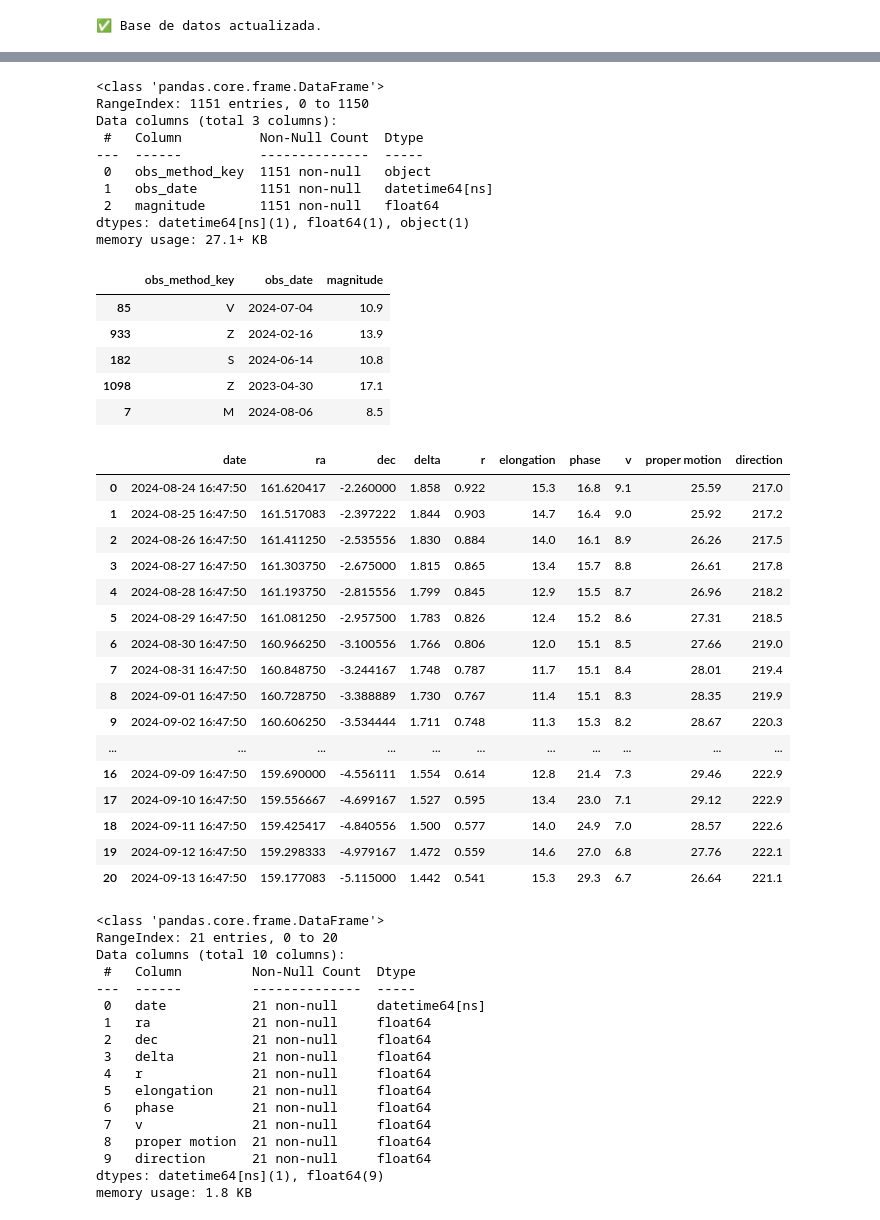
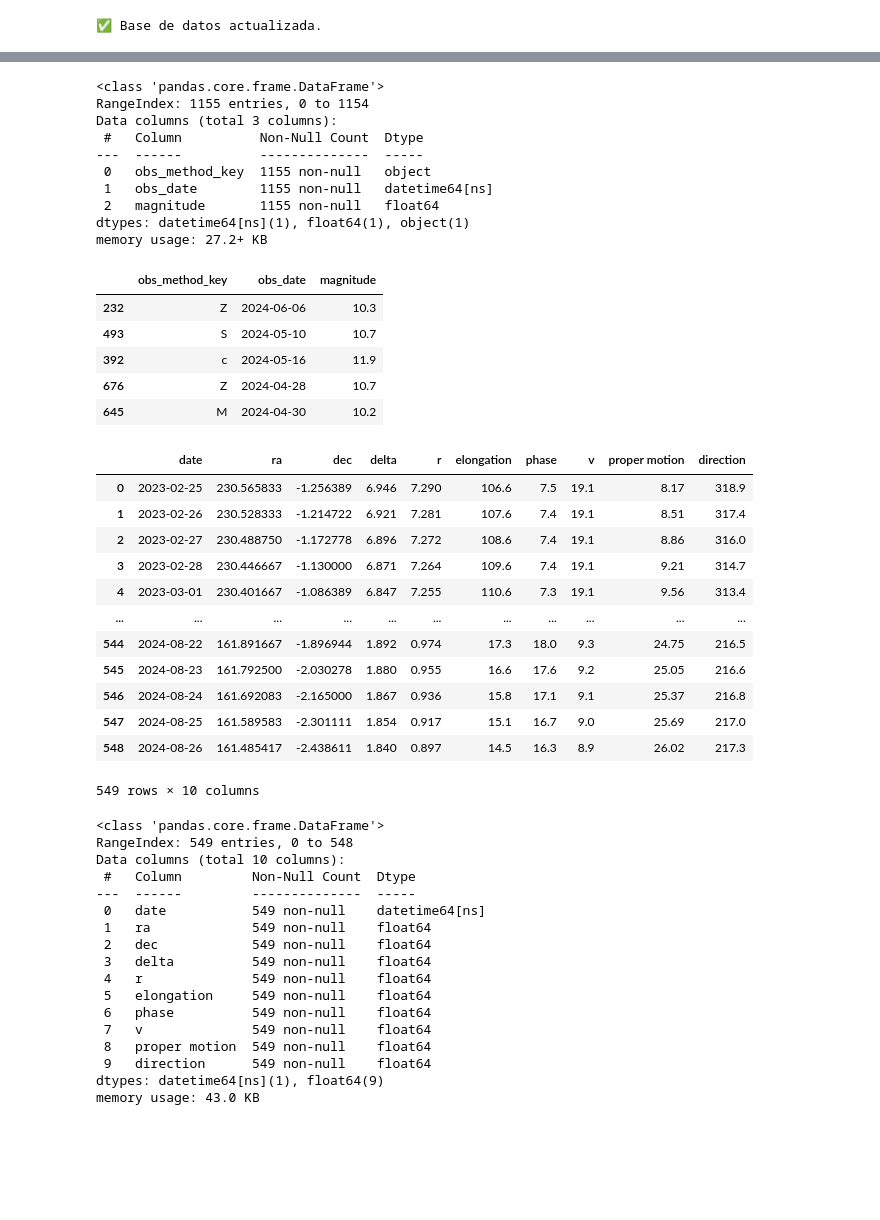
Before and after one commit to sperezp23/Cometa_C_2023_T_ATLAS, a Jupyter notebook: cometa_Cobs_API.ipynb, the cells around one changed output, grey strips where cells are left out. Drawn from its saved outputs; the diff is of its cells as text; code cells hidden in the pictures; blank space fills up the shorter version.

```diff
--- a/cometa_Cobs_API.ipynb
+++ b/cometa_Cobs_API.ipynb
@@ -90,29 +92,29 @@ cometa_df['obs_date'] = pd.to_datetime(pd.to_datetime(cometa_df.obs_date).dt.dat
 cometa_df['magnitude'] = pd.to_numeric(cometa_df.magnitude)
 # %%
 # Info de nuevo data frame
-curva_de_luz_df = cometa_df[['obs_method_key', 'obs_date', 'magnitude']]
-curva_de_luz_df.info()
+curva_de_luz_cruda_df = cometa_df[['obs_method_key', 'obs_date', 'magnitude']]
+curva_de_luz_cruda_df.info()
 # %% [output]
 <class 'pandas.core.frame.DataFrame'>
-RangeIndex: 1151 entries, 0 to 1150
+RangeIndex: 1155 entries, 0 to 1154
 Data columns (total 3 columns):
  #   Column          Non-Null Count  Dtype
 ---  ------          --------------  -----
- 0   obs_method_key  1151 non-null   object
- 1   obs_date        1151 non-null   datetime64[ns]
- 2   magnitude       1151 non-null   float64
+ 0   obs_method_key  1155 non-null   object
+ 1   obs_date        1155 non-null   datetime64[ns]
+ 2   magnitude       1155 non-null   float64
 dtypes: datetime64[ns](1), float64(1), object(1)
-memory usage: 27.1+ KB
+memory usage: 27.2+ KB
 # %%
 # Data Frame de la curva de luz
-curva_de_luz_df.sample(5)
+curva_de_luz_cruda_df.sample(5)
 # %% [output]
 |  | obs_method_key | obs_date | magnitude |
-| 85 | V | 2024-07-04 | 10.9 |
-| 933 | Z | 2024-02-16 | 13.9 |
-| 182 | S | 2024-06-14 | 10.8 |
-| 1098 | Z | 2023-04-30 | 17.1 |
-| 7 | M | 2024-08-06 | 8.5 |
+| 232 | Z | 2024-06-06 | 10.3 |
+| 493 | S | 2024-05-10 | 10.7 |
+| 392 | c | 2024-05-16 | 11.9 |
+| 676 | Z | 2024-04-28 | 10.7 |
+| 645 | M | 2024-04-30 | 10.2 |
 # %%
 # Gráfica del los datos
 labels = {'obs_date':'Observation Date','magnitude':'Apparent total magnitude', 'obs_method_key' : 'Observation Method'}
@@ -139,48 +141,46 @@ fig.update_yaxes(autorange="reversed")
 fig.show()
 # %%
 # Ephemeris
-eph = MPC.get_ephemeris('C/2023 A3')
+fecha_inicial = curva_de_luz_cruda_df.obs_date.sort_values(ascending=True)[curva_de_luz_cruda_df.index.max()].date()
+number = (date.today() - fecha_inicial).days
+eph = MPC.get_ephemeris('C/2023 A3', start = str(fecha_inicial), number = number + 1)
 ephemeris_df = eph.to_pandas()
 ephemeris_df.columns = ephemeris_df.columns.str.lower()
 ephemeris_df
 # %% [output]
 |  | date | ra | dec | delta | r | elongation | phase | v | proper motion | direction |
-| 0 | 2024-08-24 16:47:50 | 161.620417 | -2.260000 | 1.858 | 0.922 | 15.3 | 16.8 | 9.1 | 25.59 | 217.0 |
-| 1 | 2024-08-25 16:47:50 | 161.517083 | -2.397222 | 1.844 | 0.903 | 14.7 | 16.4 | 9.0 | 25.92 | 217.2 |
-| 2 | 2024-08-26 16:47:50 | 161.411250 | -2.535556 | 1.830 | 0.884 | 14.0 | 16.1 | 8.9 | 26.26 | 217.5 |
-| 3 | 2024-08-27 16:47:50 | 161.303750 | -2.675000 | 1.815 | 0.865 | 13.4 | 15.7 | 8.8 | 26.61 | 217.8 |
-| 4 | 2024-08-28 16:47:50 | 161.193750 | -2.815556 | 1.799 | 0.845 | 12.9 | 15.5 | 8.7 | 26.96 | 218.2 |
-| 5 | 2024-08-29 16:47:50 | 161.081250 | -2.957500 | 1.783 | 0.826 | 12.4 | 15.2 | 8.6 | 27.31 | 218.5 |
-| 6 | 2024-08-30 16:47:50 | 160.966250 | -3.100556 | 1.766 | 0.806 | 12.0 | 15.1 | 8.5 | 27.66 | 219.0 |
-| 7 | 2024-08-31 16:47:50 | 160.848750 | -3.244167 | 1.748 | 0.787 | 11.7 | 15.1 | 8.4 | 28.01 | 219.4 |
-| 8 | 2024-09-01 16:47:50 | 160.728750 | -3.388889 | 1.730 | 0.767 | 11.4 | 15.1 | 8.3 | 28.35 | 219.9 |
-| 9 | 2024-09-02 16:47:50 | 160.606250 | -3.534444 | 1.711 | 0.748 | 11.3 | 15.3 | 8.2 | 28.67 | 220.3 |
+| 0 | 2023-02-25 | 230.565833 | -1.256389 | 6.946 | 7.290 | 106.6 | 7.5 | 19.1 | 8.17 | 318.9 |
+| 1 | 2023-02-26 | 230.528333 | -1.214722 | 6.921 | 7.281 | 107.6 | 7.4 | 19.1 | 8.51 | 317.4 |
+| 2 | 2023-02-27 | 230.488750 | -1.172778 | 6.896 | 7.272 | 108.6 | 7.4 | 19.1 | 8.86 | 316.0 |
+| 3 | 2023-02-28 | 230.446667 | -1.130000 | 6.871 | 7.264 | 109.6 | 7.4 | 19.1 | 9.21 | 314.7 |
+| 4 | 2023-03-01 | 230.401667 | -1.086389 | 6.847 | 7.255 | 110.6 | 7.3 | 19.1 | 9.56 | 313.4 |
 | ... | ... | ... | ... | ... | ... | ... | ... | ... | ... | ... |
-| 16 | 2024-09-09 16:47:50 | 159.690000 | -4.556111 | 1.554 | 0.614 | 12.8 | 21.4 | 7.3 | 29.46 | 222.9 |
-| 17 | 2024-09-10 16:47:50 | 159.556667 | -4.699167 | 1.527 | 0.595 | 13.4 | 23.0 | 7.1 | 29.12 | 222.9 |
-| 18 | 2024-09-11 16:47:50 | 159.425417 | -4.840556 | 1.500 | 0.577 | 14.0 | 24.9 | 7.0 | 28.57 | 222.6 |
-| 19 | 2024-09-12 16:47:50 | 159.298333 | -4.979167 | 1.472 | 0.559 | 14.6 | 27.0 | 6.8 | 27.76 | 222.1 |
-| 20 | 2024-09-13 16:47:50 | 159.177083 | -5.115000 | 1.442 | 0.541 | 15.3 | 29.3 | 6.7 | 26.64 | 221.1 |
+| 544 | 2024-08-22 | 161.891667 | -1.896944 | 1.892 | 0.974 | 17.3 | 18.0 | 9.3 | 24.75 | 216.5 |
+| 545 | 2024-08-23 | 161.792500 | -2.030278 | 1.880 | 0.955 | 16.6 | 17.6 | 9.2 | 25.05 | 216.6 |
+| 546 | 2024-08-24 | 161.692083 | -2.165000 | 1.867 | 0.936 | 15.8 | 17.1 | 9.1 | 25.37 | 216.8 |
+| 547 | 2024-08-25 | 161.589583 | -2.301111 | 1.854 | 0.917 | 15.1 | 16.7 | 9.0 | 25.69 | 217.0 |
+| 548 | 2024-08-26 | 161.485417 | -2.438611 | 1.840 | 0.897 | 14.5 | 16.3 | 8.9 | 26.02 | 217.3 |
+549 rows × 10 columns
 # %%
 ephemeris_df.info()
 # %% [output]
 <class 'pandas.core.frame.DataFrame'>
-RangeIndex: 21 entries, 0 to 20
+RangeIndex: 549 entries, 0 to 548
 Data columns (total 10 columns):
  #   Column         Non-Null Count  Dtype
 ---  ------         --------------  -----
- 0   date           21 non-null     datetime64[ns]
- 1   ra             21 non-null     float64
- 2   dec            21 non-null     float64
- 3   delta          21 non-null     float64
- 4   r              21 non-null     float64
- 5   elongation     21 non-null     float64
- 6   phase          21 non-null     float64
- 7   v              21 non-null     float64
- 8   proper motion  21 non-null     float64
- 9   direction      21 non-null     float64
+ 0   date           549 non-null    datetime64[ns]
+ 1   ra             549 non-null    float64
+ 2   dec            549 non-null    float64
+ 3   delta          549 non-null    float64
+ 4   r              549 non-null    float64
+ 5   elongation     549 non-null    float64
+ 6   phase          549 non-null    float64
+ 7   v              549 non-null    float64
+ 8   proper motion  549 non-null    float64
+ 9   direction      549 non-null    float64
 dtypes: datetime64[ns](1), float64(9)
-memory usage: 1.8 KB
+memory usage: 43.0 KB
 # %%
 ephemeris_df.date = pd.to_datetime(ephemeris_df.date)
 ephemeris_df.date = pd.to_datetime(ephemeris_df.date.dt.date)
```
Also changed, not shown: parts of 14 cells of this notebook, 1 other file.
